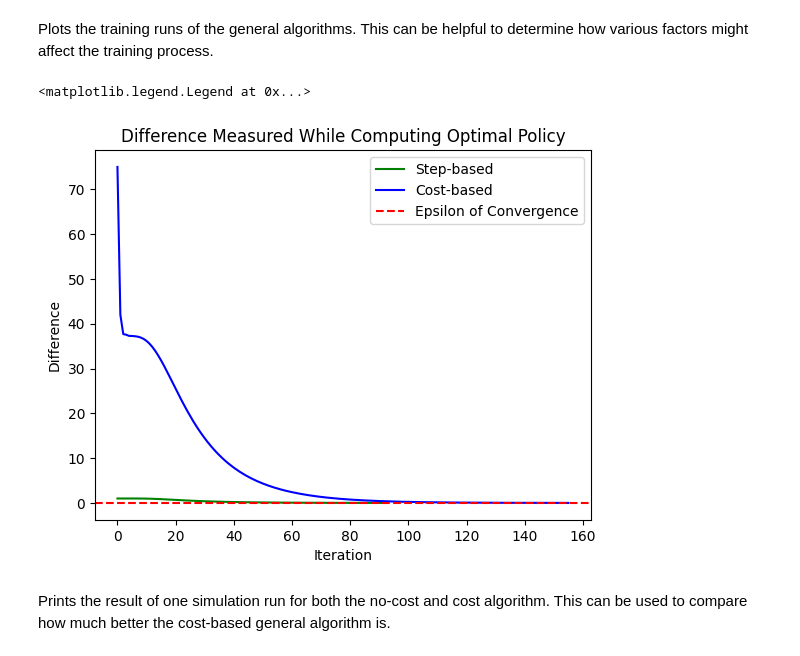
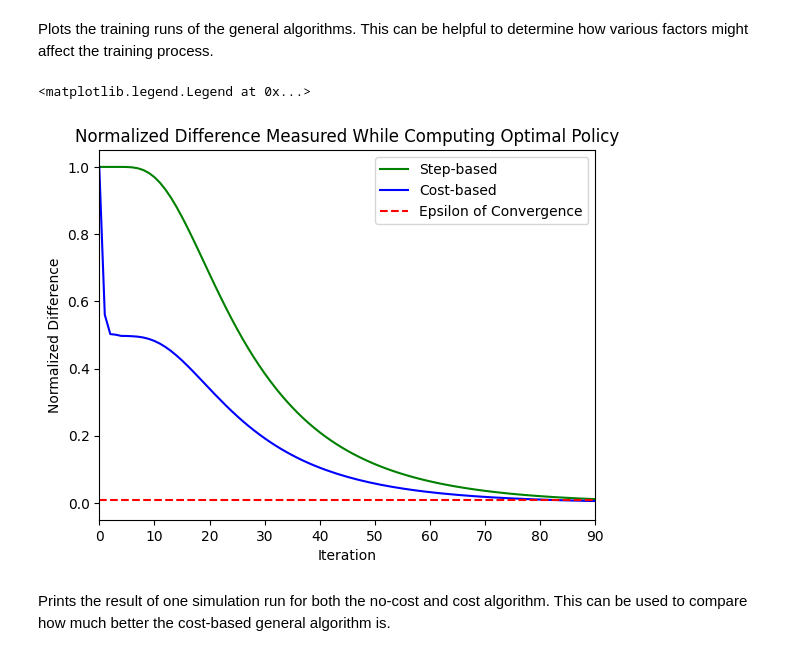
Before and after one commit to T-Lind/cost_mechnaisms_for_planning, a Jupyter notebook: main.ipynb, the cells around one changed output. Drawn from its saved outputs; the diff is of its cells as text; code cells hidden in the pictures.

```diff
--- a/main.ipynb
+++ b/main.ipynb
@@ -58,18 +58,18 @@ wedding_fom_no_cost = FOM.load('saves/wedding_fom_no_cost2.pkl')
 # %% [markdown]
 Plots the training runs of the general algorithms. This can be helpful to determine how various factors might affect the training process.
 # %%
-plt.title('Difference Measured While Computing Optimal Policy')
+plt.title('Normalized Difference Measured While Computing Optimal Policy')
 plt.xlabel('Iteration')
-plt.ylabel('Difference')
+plt.ylabel('Normalized Difference')
 # Create new list from diff_tracker that divides by the max value to normalize in cost-based case
 
 plt.plot(wedding_fom_no_cost.computed_policy['diff_tracker'], 'g', label='Step-based')
 plt.plot(wedding_fom_cost.computed_policy['diff_tracker'], 'b', label='Cost-based')
 plt.axhline(wedding_fom_no_cost.epsilon, linestyle='--', color='r', label='Epsilon of Convergence')  # Same epsilon for both since they come from same spec
 plt.legend()
 # %% [output]
 <matplotlib.legend.Legend at 0x...>
-[figure, old version]
+[figure, new version]
 # %% [markdown]
 Prints the result of one simulation run for both the no-cost and cost algorithm. This can be used to compare how much better the cost-based general algorithm is.
 # %%
```
Also changed, not shown: parts of 1 cell of this notebook.
